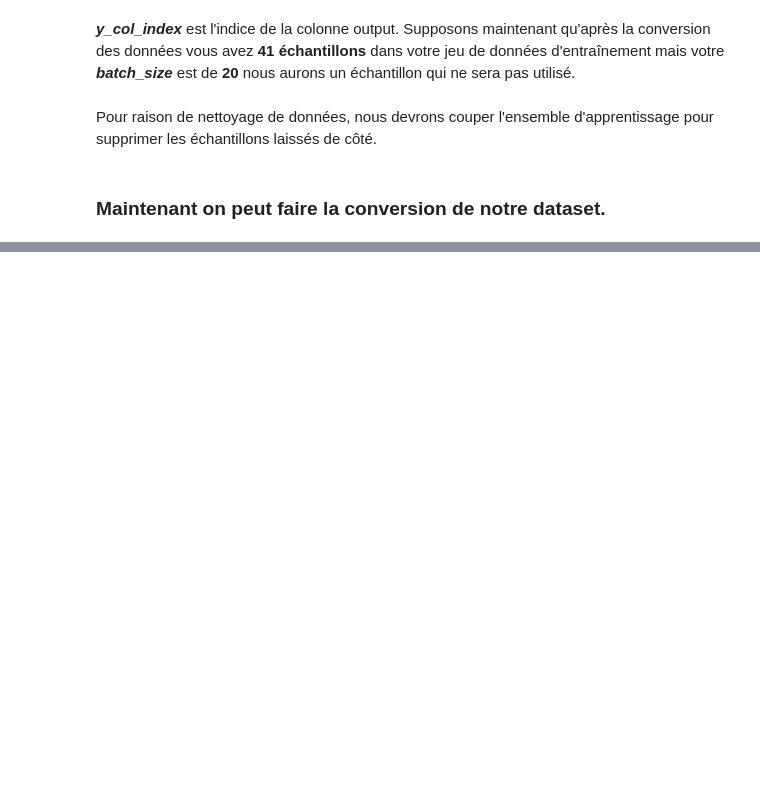
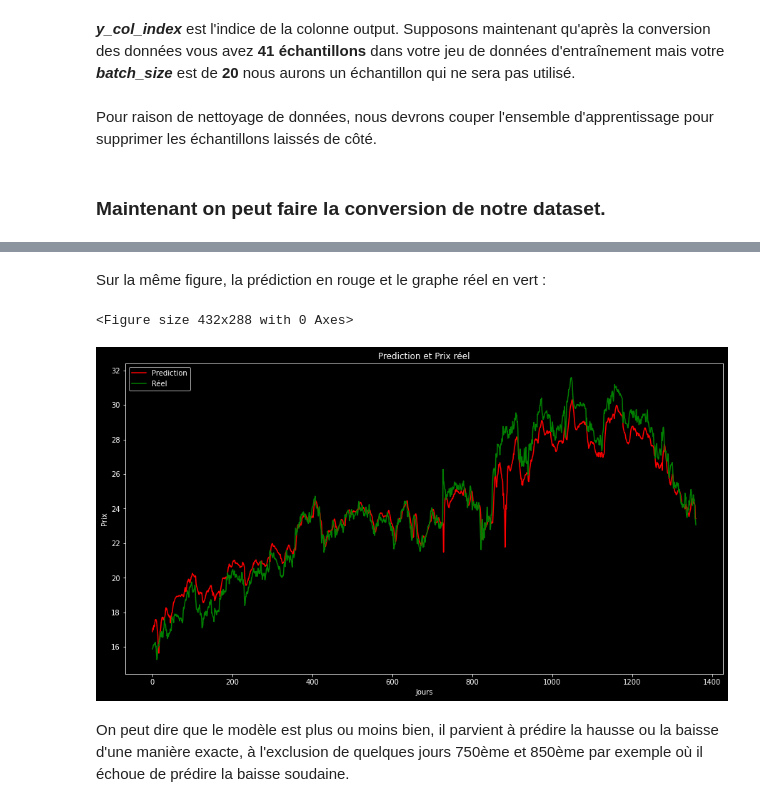
Before and after one commit to adnaneaabbar/stock-trading-system, a Jupyter notebook: stock_trading_system.ipynb, the cells around one changed output, grey strips where cells are left out. Saved outputs shown, nothing was run; the diff lists cells and outputs as text; code cells hidden in the pictures; blank space fills up the shorter version.

```diff
--- a/stock_trading_system.ipynb
+++ b/stock_trading_system.ipynb
@@ -250,0 +318,17 @@ _________________________________________________________________
+# %% [markdown]
+Sur la même figure, la prédiction en rouge et le graphe réel en vert :
+# %%
+plt.figure()
+plt.figure(figsize=(15,8))
+plt.plot(y_pred_org, color='red')
+plt.plot(y_test_t_org, color='green')
+plt.title('Prediction et Prix réel')
+plt.ylabel('Prix')
+plt.xlabel('Jours')
+plt.legend(['Prediction', 'Réel'], loc='upper left')
+plt.show()
+# %% [output]
+<Figure size 432x288 with 0 Axes>
+[figure, added]
+# %% [markdown]
+On peut dire que le modèle est plus ou moins bien, il parvient à prédire la hausse ou la baisse d'une manière exacte, à l'exclusion de quelques jours 750ème et 850ème par exemple où il échoue de prédire la baisse soudaine.
```
Also changed, not shown: parts of 22 cells of this notebook.
